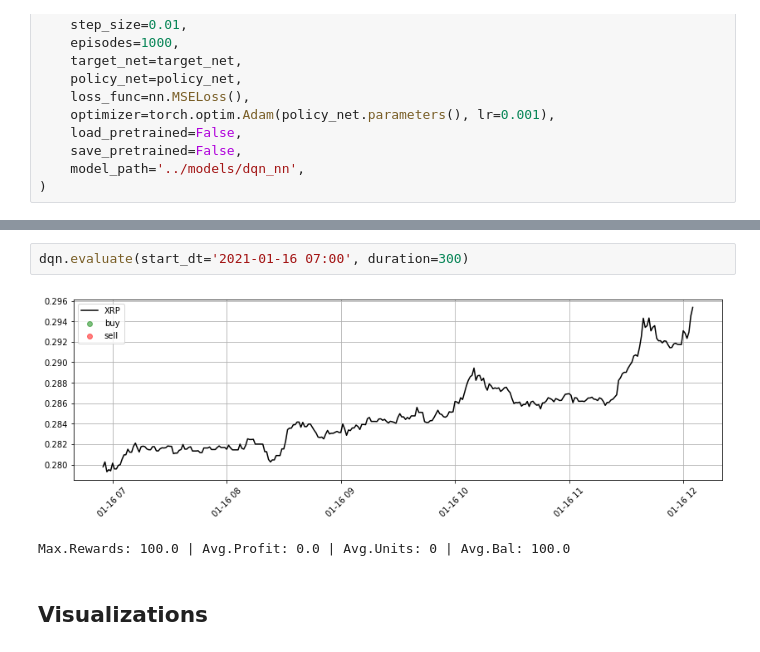
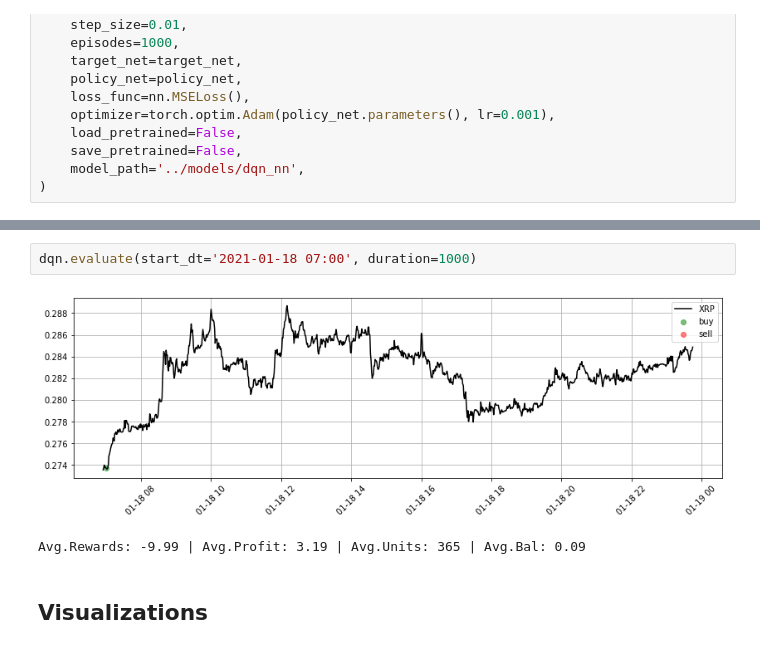
Before and after one commit to VaibhavRao09/smart-broker, a Jupyter notebook: notebooks/dqn-dueling.ipynb, the cells around one changed output, grey strips where cells are left out. Saved outputs shown, nothing was run; the diff lists cells and outputs as text.

```diff
--- a/notebooks/dqn-dueling.ipynb
+++ b/notebooks/dqn-dueling.ipynb
@@ -83,8 +65,8 @@ Ep: 999 | TS: 19970000 | L: 969870.112 | R: 100.91 | P: 1.92 | R.Avg P: 17.43 |
 # %%
-dqn.evaluate(start_dt='2021-01-16 07:00', duration=300)
+dqn.evaluate(start_dt='2021-01-18 07:00', duration=1000)
 # %% [output]
-[figure, old version]
+[figure, new version]
-Max.Rewards: 100.0 | Avg.Profit: 0.0 | Avg.Units: 0 | Avg.Bal: 100.0
+Avg.Rewards: -9.99 | Avg.Profit: 3.19 | Avg.Units: 365 | Avg.Bal: 0.09
 # %% [markdown]
 ## Visualizations
 # %% [markdown]
```
Also changed, not shown: parts of 2 cells of this notebook, 13 other files.
